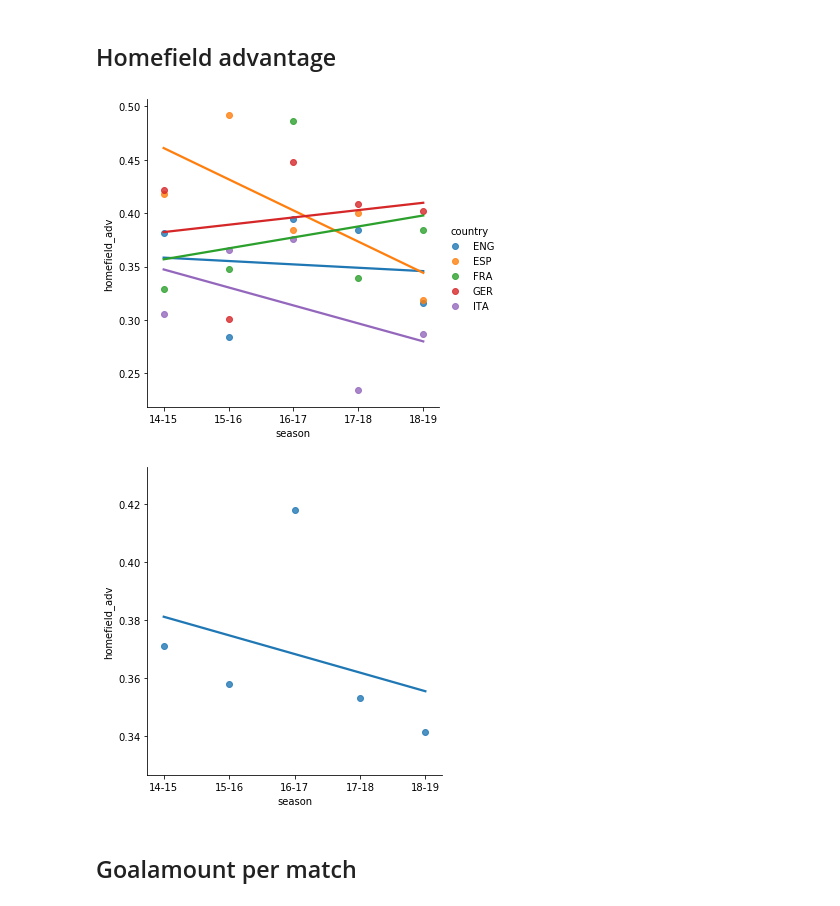
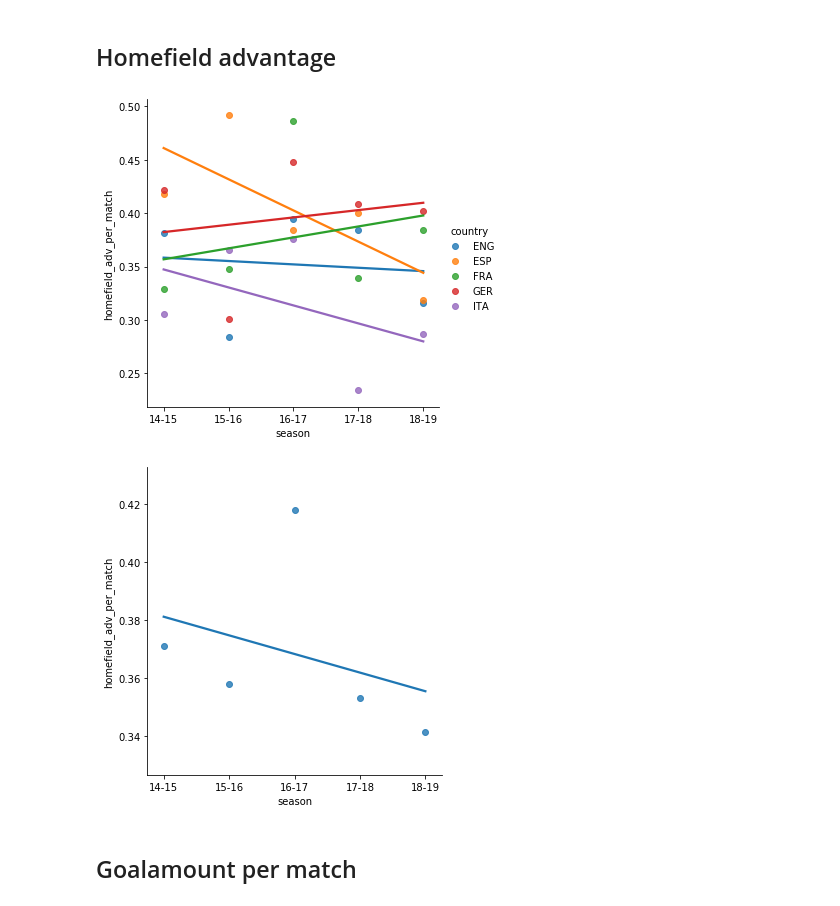
Before and after one commit to LUKEx76/football_prediction, a Jupyter notebook: plotting/plotting.ipynb, the cells around one changed output. Drawn from its saved outputs; the diff is of its cells as text; code cells hidden in the pictures.

```diff
--- a/plotting/plotting.ipynb
+++ b/plotting/plotting.ipynb
@@ -38,10 +37,10 @@ def plot_per_season_per_country(df, y, fit_reg=True):
 ## Homefield advantage
 # %%
 df_homefield = pd.read_csv('data/plot_homefield_adv.csv', sep=';')
-plot_per_season_per_country(df_homefield, y="homefield_adv")
+plot_per_season_per_country(df_homefield, y="homefield_adv_per_match")
 # %% [output]
-[figure, old version]
+[figure, new version]
-[figure, old version]
+[figure, new version]
 # %% [markdown]
 ## Goalamount per match
 # %%
```
Also changed, not shown: parts of 7 cells of this notebook, 7 other files.
